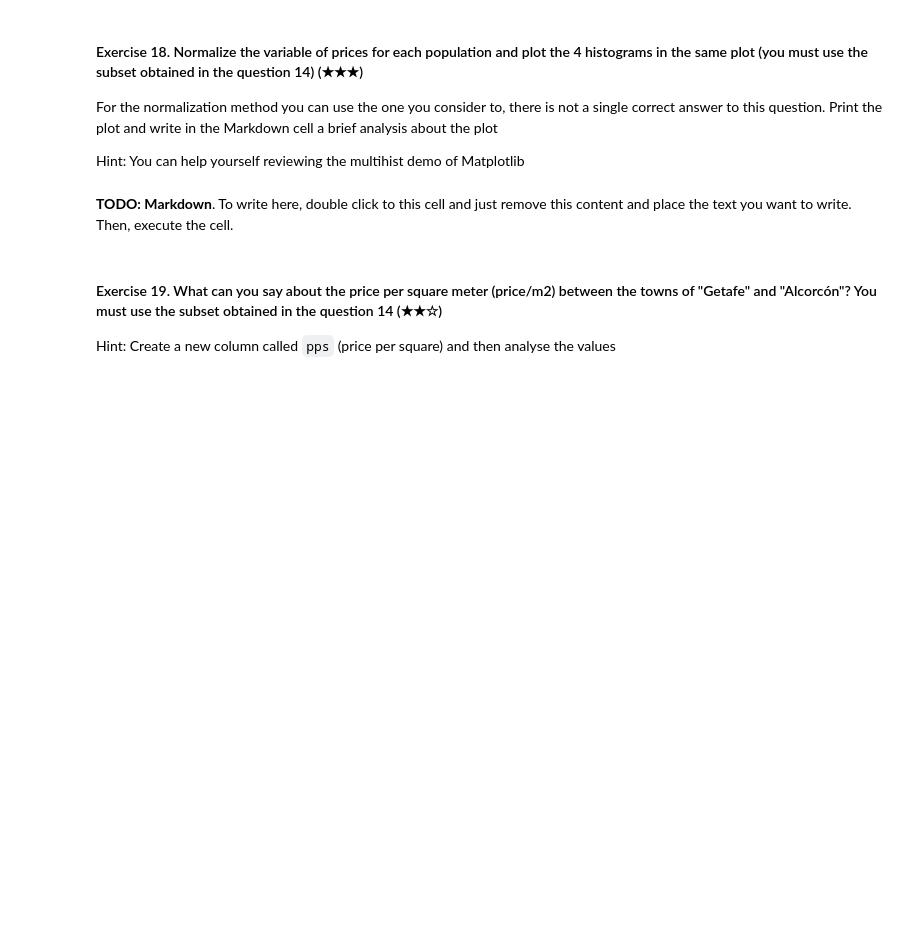
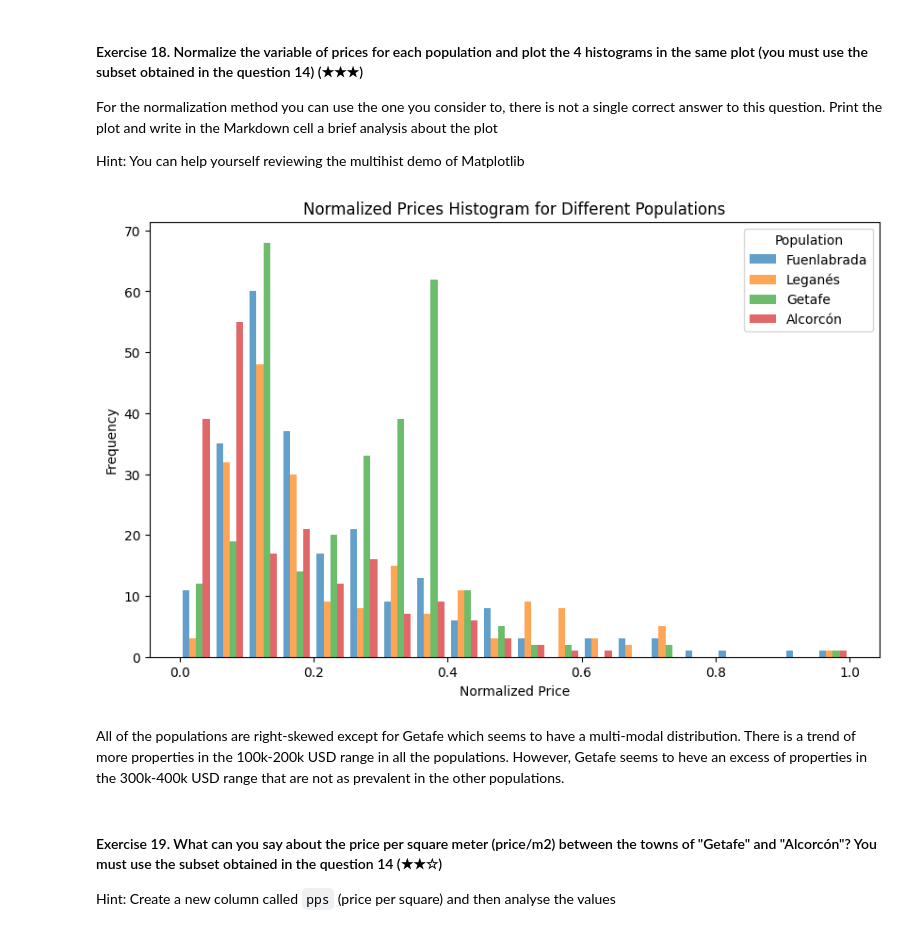
Before and after one commit to 4GeeksAcademy/realestate-datacleanup-exercise, a Jupyter notebook: Ricardo/project.ipynb, the cells around one changed output. Drawn from its saved outputs; the diff is of its cells as text; code cells hidden in the pictures; blank space fills up the shorter version.

```diff
--- a/Ricardo/project.ipynb
+++ b/Ricardo/project.ipynb
@@ -163,9 +431,41 @@ For the normalization method you can use the one you consider to, there is not a
 
 Hint: You can help yourself reviewing the multihist demo of Matplotlib
 # %%
-# TODO
+import matplotlib.pyplot as plt
+import numpy as np
+
+fig, ax = plt.subplots(figsize=(10, 6))
+
+populations = ["Fuenlabrada", "Leganés", "Getafe", "Alcorcón"]
+
+normalized_prices = []
+
+for population in populations:
+    population_data = south_belt_subset[south_belt_subset['level5'] == population]
+    prices = population_data['price']
+
+    min_price, max_price = prices.min(), prices.max()
+    normalized_price = (prices - min_price) / (max_price - min_price)
+
+    normalized_prices.append(normalized_price)
+
+plt.hist(
+    normalized_prices,
+    bins=20,
+    alpha=0.7,
+    label=populations
+)
+
+plt.title("Normalized Prices Histogram for Different Populations")
+plt.xlabel("Normalized Price")
+plt.ylabel("Frequency")
+plt.legend(title="Population")
+
+plt.show()
+# %% [output]
+[figure, added]
 # %% [markdown]
-**TODO: Markdown**. To write here, double click to this cell and just remove this content and place the text you want to write. Then, execute the cell.
+All of the populations are right-skewed except for Getafe which seems to have a multi-modal distribution. There is a trend of more properties in the 100k-200k USD range in all the populations. However, Getafe seems to heve an excess of properties in the 300k-400k USD range that are not as prevalent in the other populations.
 # %% [markdown]
 #### Exercise 19. What can you say about the price per square meter (price/m2) between the towns of "Getafe" and "Alcorcón"? You must use the subset obtained in the question 14 (★★☆)
 
```
Also changed, not shown: parts of 29 cells of this notebook.
